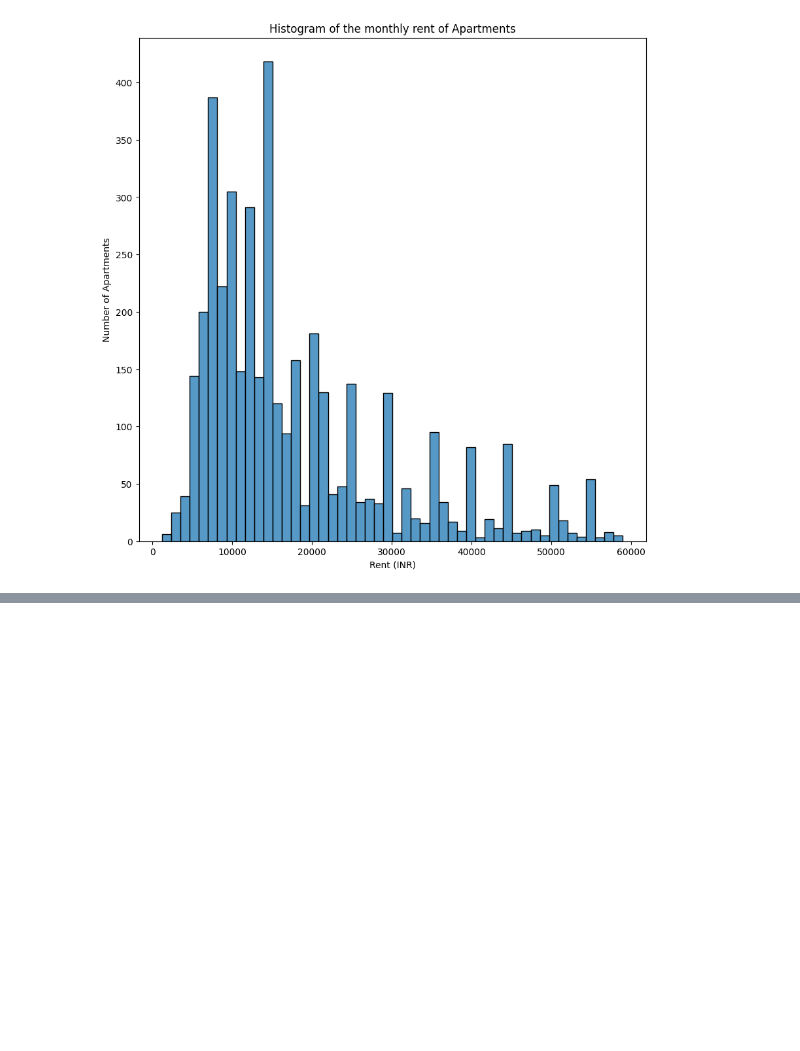
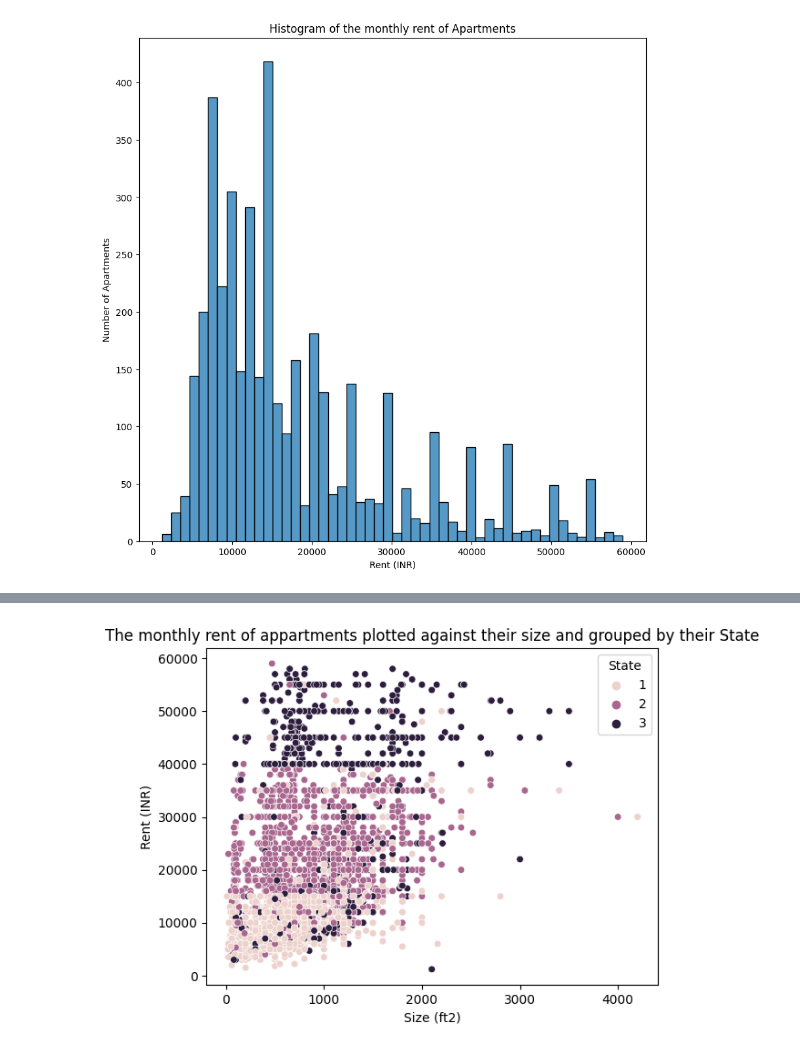
Before and after one commit to Karem1986/Let-s-Data_Transformeren_Analyseren, a Jupyter notebook: rent.ipynb, the cells around one changed output, grey strips where cells are left out. Drawn from its saved outputs; the diff is of its cells as text; code cells hidden in the pictures; blank space fills up the shorter version.

```diff
--- a/rent.ipynb
+++ b/rent.ipynb
@@ -103,0 +130,12 @@ plt.show()
+# %%
+sns.scatterplot(data=df, x="Size", y="Rent", hue="State" , s=30)
+
+# Set labels and title
+plt.xlabel("Size (ft2)")
+plt.ylabel("Rent (INR)")
+plt.title("The monthly rent of appartments plotted against their size and grouped by their State")
+
+# Show the plot
+plt.show()
+# %% [output]
+[figure, added]
```
Also changed, not shown: parts of 19 cells of this notebook.
